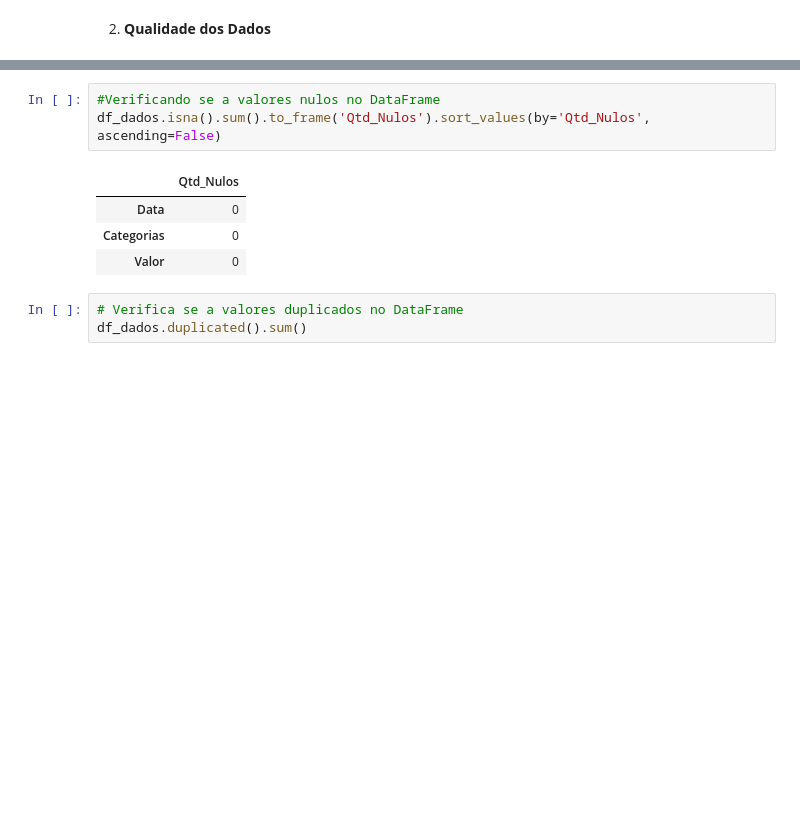
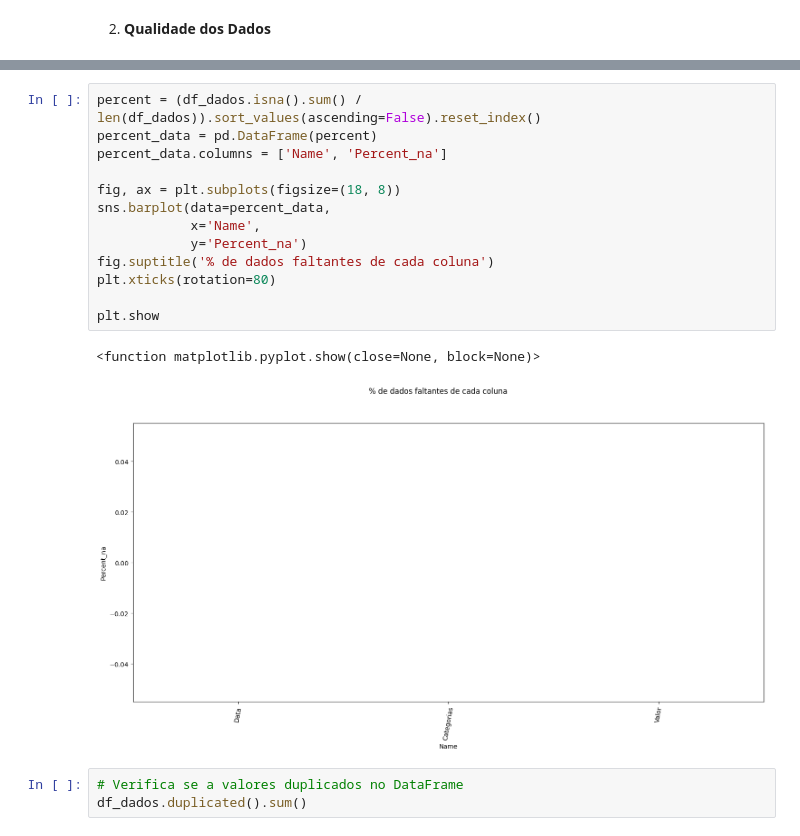
Before and after one commit to Antoniojrsales/Proj_Gastos_Residenciais, a Jupyter notebook: analysis/exploration.ipynb, the cells around one changed output, grey strips where cells are left out. Saved outputs shown, nothing was run; the diff lists cells and outputs as text; blank space fills up the shorter version.

Commit message:
Atualizando os dados

```diff
--- a/analysis/exploration.ipynb
+++ b/analysis/exploration.ipynb
@@ -96,11 +109,19 @@ memory usage: 6.2+ KB
 # %%
-#Verificando se a valores nulos no DataFrame
-df_dados.isna().sum().to_frame('Qtd_Nulos').sort_values(by='Qtd_Nulos', ascending=False)
+percent = (df_dados.isna().sum() / len(df_dados)).sort_values(ascending=False).reset_index()
+percent_data = pd.DataFrame(percent)
+percent_data.columns = ['Name', 'Percent_na']
+
+fig, ax = plt.subplots(figsize=(18, 8))
+sns.barplot(data=percent_data,
+            x='Name',
+            y='Percent_na')
+fig.suptitle('% de dados faltantes de cada coluna')
+plt.xticks(rotation=80)
+
+plt.show
 # %% [output]
-|  | Qtd_Nulos |
-| Data | 0 |
-| Categorias | 0 |
-| Valor | 0 |
+<function matplotlib.pyplot.show(close=None, block=None)>
+[figure, added]
 # %%
 # Verifica se a valores duplicados no DataFrame
 df_dados.duplicated().sum()
```
Also changed, not shown: parts of 7 cells of this notebook, 1 other file.
